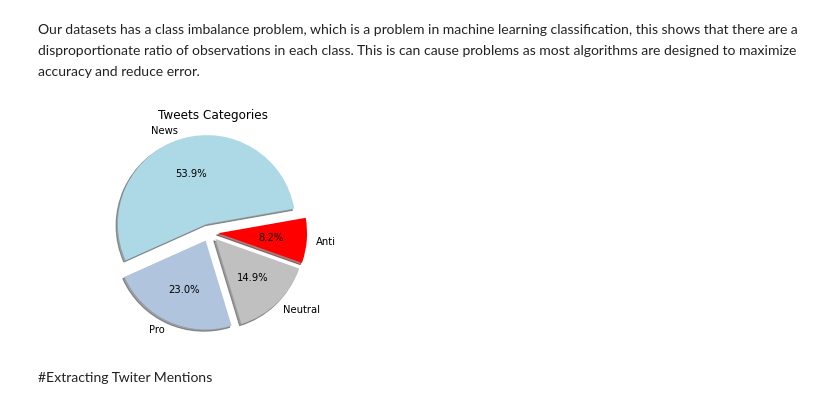
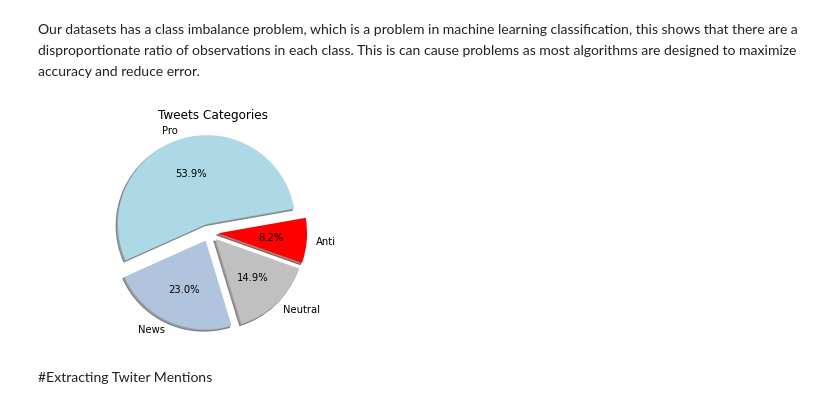
Before and after one commit to MfundoMhlanga/classification-predict-streamlit-template, a Jupyter notebook: Classification_Predict_Final.ipynb, the cells around one changed output. Drawn from its saved outputs; the diff is of its cells as text; code cells hidden in the pictures.

```diff
--- a/Classification_Predict_Final.ipynb
+++ b/Classification_Predict_Final.ipynb
@@ -246,19 +208,19 @@ Pass the following variables as keyword args: x, y. From version 0.12, the only
 Our datasets has a class imbalance problem, which is a problem in  machine learning classification, this shows that there are a disproportionate ratio of observations in each class. This is can cause problems as most algorithms are designed to maximize accuracy and reduce error.
 # %%
 import matplotlib.pyplot as plt
-labels = list( {2: "News", 1: "Pro",  0: "Neutral", -1: "Anti"}.values())
+labels = list( { 1: "Pro", 2: "News", 0: "Neutral", -1: "Anti"}.values())
 
 #my_labels = 'Tasks Pending','Tasks Ongoing','Tasks Completed'
 my_colors = ['lightblue','lightsteelblue','silver', 'red']
 my_explode = tuple([0.1] * len(labels)) #(0, 0.1, 0)
 plt.pie(df['sentiment'].value_counts(), labels=labels, autopct='%1.1f%%', startangle=10, shadow = True, colors=my_colors, explode=my_explode)
 
 
 plt.title('Tweets Categories')
 plt.axis('equal')
 plt.show()
 # %% [output]
-[figure, old version]
+[figure, new version]
 # %% [markdown]
 #Extracting Twiter Mentions
 # %%
```
Also changed, not shown: parts of 36 cells of this notebook.
